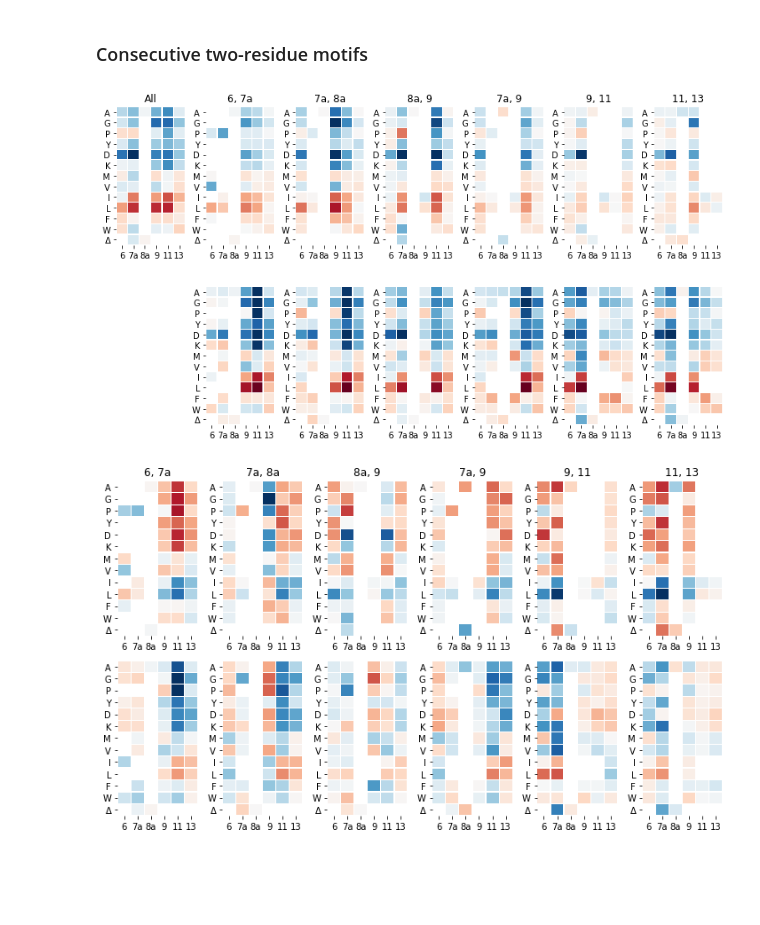
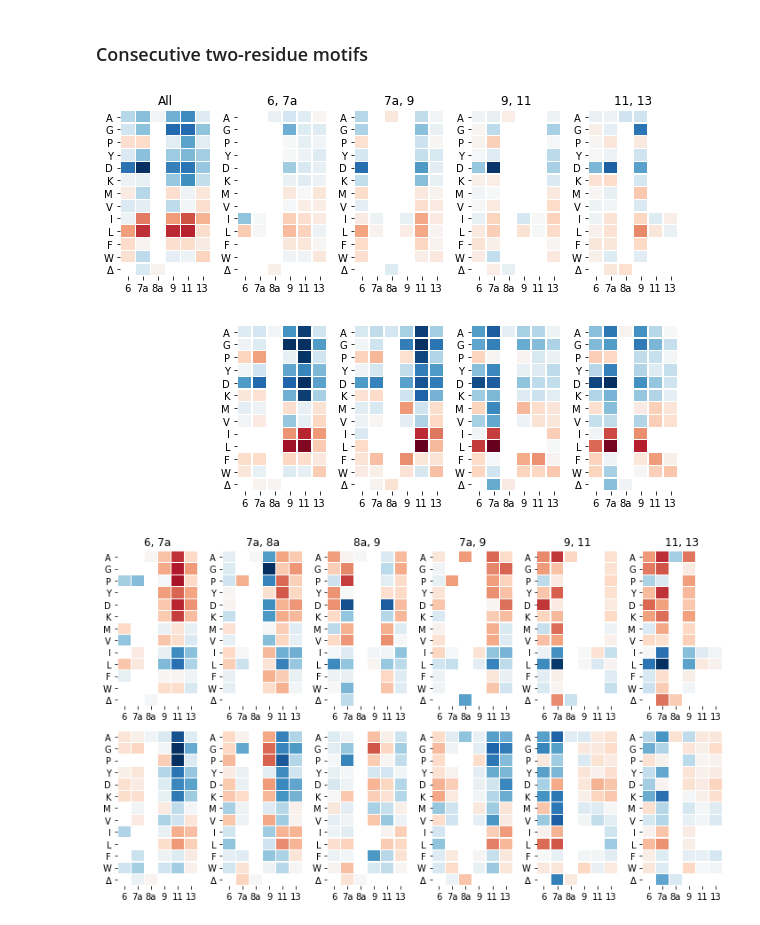
Before and after one commit to MayaPetek/InDelScanner, a Jupyter notebook: Results_Remkes/Heatmaps.ipynb, the cells around one changed output. Saved outputs shown, nothing was run; the diff lists cells and outputs as text; code cells hidden in the pictures; blank space fills up the shorter version.

Commit message:
Add labelling for epistasis plots

```diff
--- a/Results_Remkes/Heatmaps.ipynb
+++ b/Results_Remkes/Heatmaps.ipynb
@@ -57,5 +45,0 @@ df_20to50 = df_all.loc[(df_all['high'].isin(range(10,50))) &
-# %%
-df_pos = df_50p.append(df_20to50)
-df_pos = df_pos.drop(['6L/7aL/9A/9a*', '6L/7aI/9A/9a*'])
-pos = df_pos.to_dict()
-df_pos.describe()
@@ -72,3 +46,11 @@ df_pos.describe()
+# %%
+with open('mek_counter.pickle', 'rb') as pf:
+    mek = pickle.load(pf)
+
+with open('df_pos.pickle', 'rb') as pf:
+    df_pos = pickle.load(pf)
+
+pos = df_pos.to_dict()
 # %% [markdown]
 Here, the filtering steps have been completed: the result is a dataset with 32,4K variants that we are confident to call active MEK1 variants. Next, I use these variants to explore the enrichment of different amino acids amongst positive variants.
 # %% [markdown]
@@ -560,10 +489,16 @@ hydrophobics = {'6': ['P', 'M','L', 'F', 'V'],
 
 i_l = {'6': ['P', 'M','L', 'F', 'V'],
         '7a': ['I', 'L', 'P'],
-       '8a': ['A'],
         '9': ['I', 'L'],
         '11':['I','L'],
         '13': ['I', 'L']}
+
+
+il_strict = {'6': ['I', 'L'],
+        '7a': ['I', 'L'],
+        '9': ['I', 'L'],
+        '11':['I','L'],
+        '13': ['I', 'L']}
 # %%
 hpho_1 = []
 for k1 in pos_order:
@@ -685,13 +620,13 @@ Taken together, this suggests the presence of a core hydrophobic motif in three
 # %% [markdown]
 ### Consecutive two-residue motifs
 # %%
-aa_pairs = [['6', '7a'], ['7a', '8a'], ['8a', '9'],['7a', '9'], ['9', '11'], ['11', '13']]
+aa_pairs = [['6', '7a'], ['7a', '9'], ['9', '11'], ['11', '13']]
 
-il_2 = [{k: i_l[k] for k in p} for p in aa_pairs]
+il_2 = [{k: il_strict[k] for k in p} for p in aa_pairs]
 # %%
-restricted_preference_plots((-2, 2), np.log2, il_2, 'S14_PhiXPhi_log2_-2to2.svg', (13,7))
+restricted_preference_plots((-2, 2), np.log2, il_2, 'Main_Fig_Motifs.svg', (10,7))
 # %% [output]
-[figure, old version]
+[figure, new version]
 # %%
 restricted_preference_change_plots((-1, 1), np.log2, il_2,'S15_PhiXPhi_relative_log2_-1to1.svg', (10,6))
 # %% [output]
```
Also changed, not shown: parts of 31 cells of this notebook.
